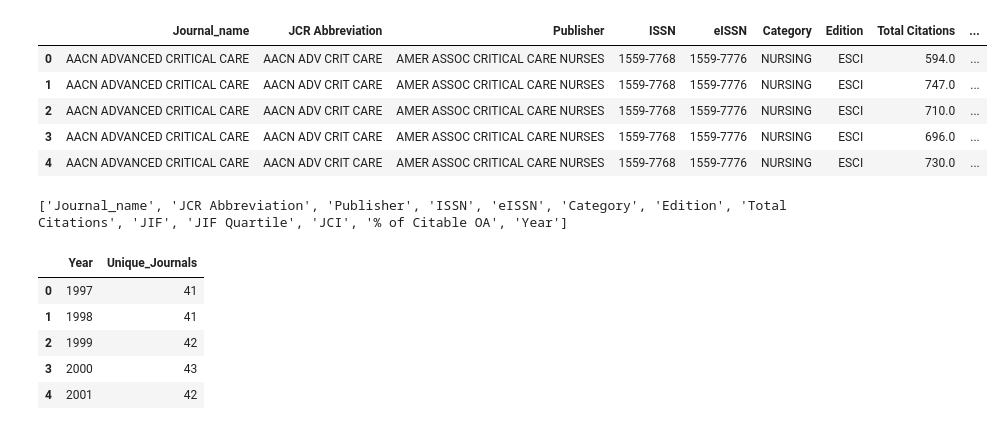
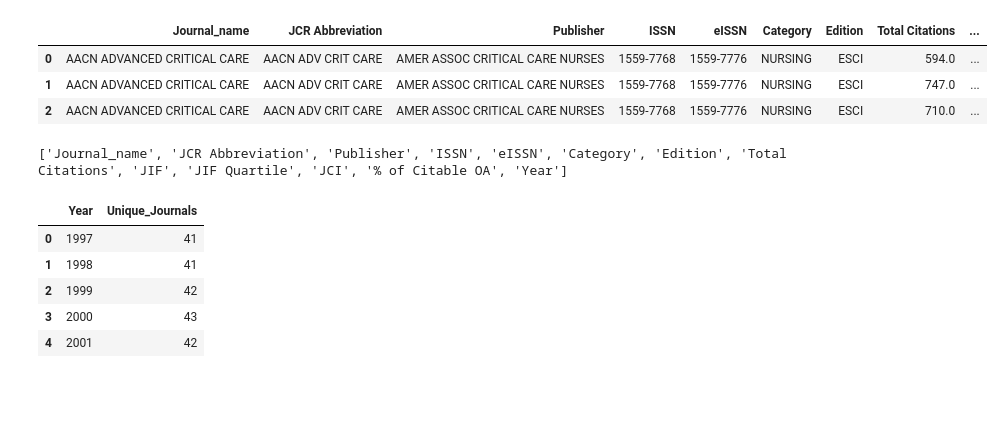
Before and after one commit to mquazi/journal-impact-factor, a Jupyter notebook: code/1_JCR_analysis-GitHub.ipynb, the cells around one changed output. Cells and saved outputs as stored; diff of their text form; code cells hidden in the pictures; blank space fills up the shorter version.

```diff
--- a/code/1_JCR_analysis-GitHub.ipynb
+++ b/code/1_JCR_analysis-GitHub.ipynb
@@ -6,7 +6,11 @@ import glob
 import numpy as np
 import re
 import unicodedata
+import warnings
 
+with warnings.catch_warnings():
+    warnings.filterwarnings("ignore", category=UserWarning)
+    import pandas as pd
 folder_path = "Spreadsheets from JCR"
 all_dfs = []
 for file in os.listdir(folder_path):
@@ -32,36 +36,34 @@ for file in os.listdir(folder_path):
         # standardize journal column
         df.rename(columns={"Journal name": "Journal_name"}, inplace=True)
         # add year
         df["Year"] = year
         jif_col = [c for c in df.columns if "JIF" in c and "Quartile" not in c]
         jci_col = [c for c in df.columns if "JCI" in c]
         if len(jif_col) == 1:
             df.rename(columns={jif_col[0]: "JIF"}, inplace=True)
         if len(jci_col) == 1:
             df.rename(columns={jci_col[0]: "JCI"}, inplace=True)
         all_dfs.append(df)
 final_df = pd.concat(all_dfs, ignore_index=True, sort=False)
 final_df = final_df.dropna(how="all")
 final_df = final_df.drop_duplicates(subset=["Journal_name", "Year"])
 final_df["JIF"] = pd.to_numeric(final_df.get("JIF"), errors="coerce")
 final_df["JCI"] = pd.to_numeric(final_df.get("JCI"), errors="coerce")
 final_df["Total Citations"] = pd.to_numeric(final_df.get("Total Citations"), errors="coerce")
 final_df = final_df.sort_values(["Journal_name", "Year"]).reset_index(drop=True)
 final_df = final_df.dropna(subset=["Journal_name"])
 final_df["Journal_name"] = (
     final_df["Journal_name"]
     .astype(str)
     .apply(lambda x: unicodedata.normalize("NFKC", x))
     .str.strip()
     .str.upper())
-final_df.head()
+final_df.head(3)
 # %% [output]
 |  | Journal_name | JCR Abbreviation | Publisher | ISSN | eISSN | Category | Edition | Total Citations | ... |
 | 0 | AACN ADVANCED CRITICAL CARE | AACN ADV CRIT CARE | AMER ASSOC CRITICAL CARE NURSES | 1559-7768 | 1559-7776 | NURSING | ESCI | 594.0 | ... |
 | 1 | AACN ADVANCED CRITICAL CARE | AACN ADV CRIT CARE | AMER ASSOC CRITICAL CARE NURSES | 1559-7768 | 1559-7776 | NURSING | ESCI | 747.0 | ... |
 | 2 | AACN ADVANCED CRITICAL CARE | AACN ADV CRIT CARE | AMER ASSOC CRITICAL CARE NURSES | 1559-7768 | 1559-7776 | NURSING | ESCI | 710.0 | ... |
-| 3 | AACN ADVANCED CRITICAL CARE | AACN ADV CRIT CARE | AMER ASSOC CRITICAL CARE NURSES | 1559-7768 | 1559-7776 | NURSING | ESCI | 696.0 | ... |
-| 4 | AACN ADVANCED CRITICAL CARE | AACN ADV CRIT CARE | AMER ASSOC CRITICAL CARE NURSES | 1559-7768 | 1559-7776 | NURSING | ESCI | 730.0 | ... |
 # %%
 # See all columns in the original dataset
 print(final_df.columns.tolist())
```
Also changed, not shown: 1 other file.
